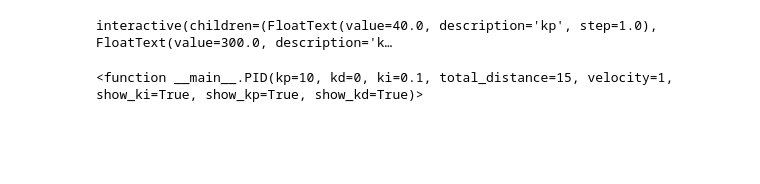
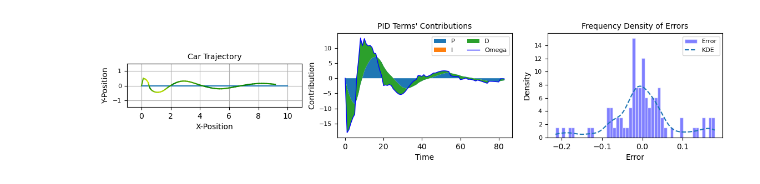
Before and after one commit to hat082/construction_project_week_4, a Jupyter notebook: PID_Simulation.ipynb, the cells around one changed output. Saved outputs shown, nothing was run; the diff lists cells and outputs as text; code cells hidden in the pictures; blank space fills up the shorter version.

```diff
--- a/PID_Simulation.ipynb
+++ b/PID_Simulation.ipynb
@@ -174,17 +209,5 @@ def PID(kp=10, kd=0, ki=0.1, total_distance = 15, velocity = 1, show_ki = True,
-# %%
-
-
-widgets.interact(
-    PID,
-    kp=widgets.FloatText(value=40.0, step=1),
-    kd=widgets.FloatText(value=300, step=10),
-    ki=widgets.FloatText(value=2.2, step=0.5),
-    total_distance=widgets.FloatText(value=40, step=1),
-    velocity=widgets.FloatText(value=1, step=0.1),
-    show_kp=widgets.Checkbox(value=True, description='Show kp contribution'),
-    show_ki=widgets.Checkbox(value=True, description='Show ki contribution'),
-    show_kd=widgets.Checkbox(value=True, description='Show kd contribution')
-)
-# %% [output]
-interactive(children=(FloatText(value=40.0, description='kp', step=1.0), FloatText(value=300.0, description='k…
-<function __main__.PID(kp=10, kd=0, ki=0.1, total_distance=15, velocity=1, show_ki=True, show_kp=True, show_kd=True)>
+# %%
+
+PID(kp=40, kd=200, ki=0, total_distance=10, velocity=1.2, track_init=(0, 0, 0), car_init=(0,0.5,0))
+# %% [output]
+[figure, added]
```
Also changed, not shown: parts of 2 cells of this notebook.
